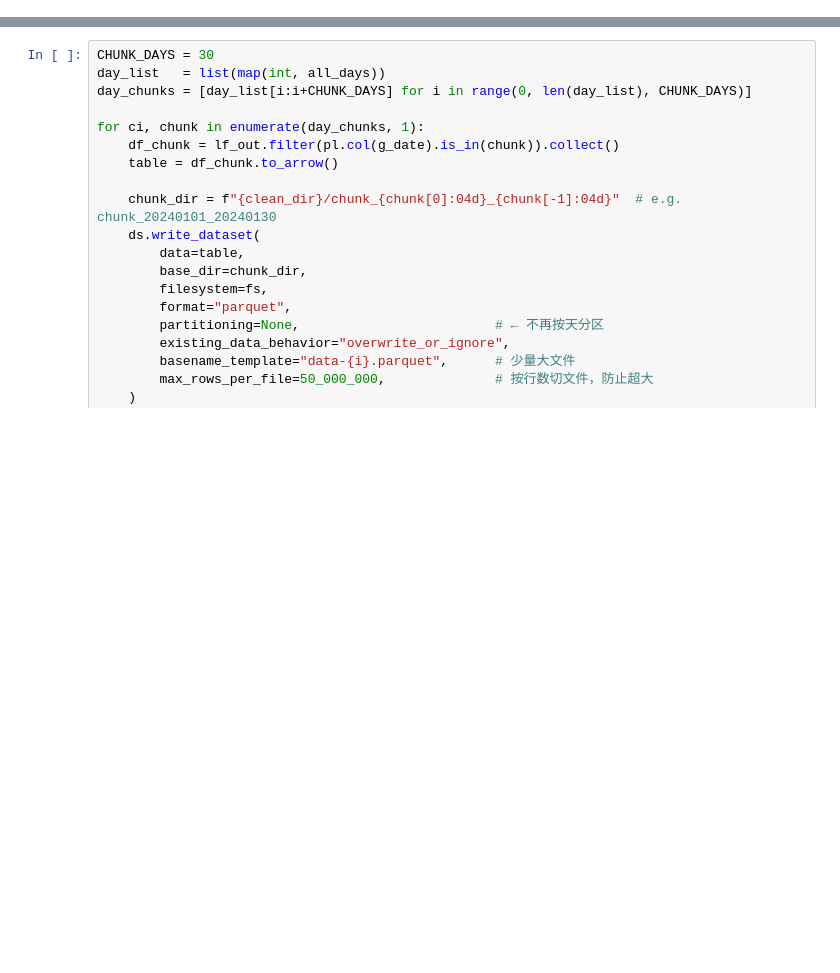
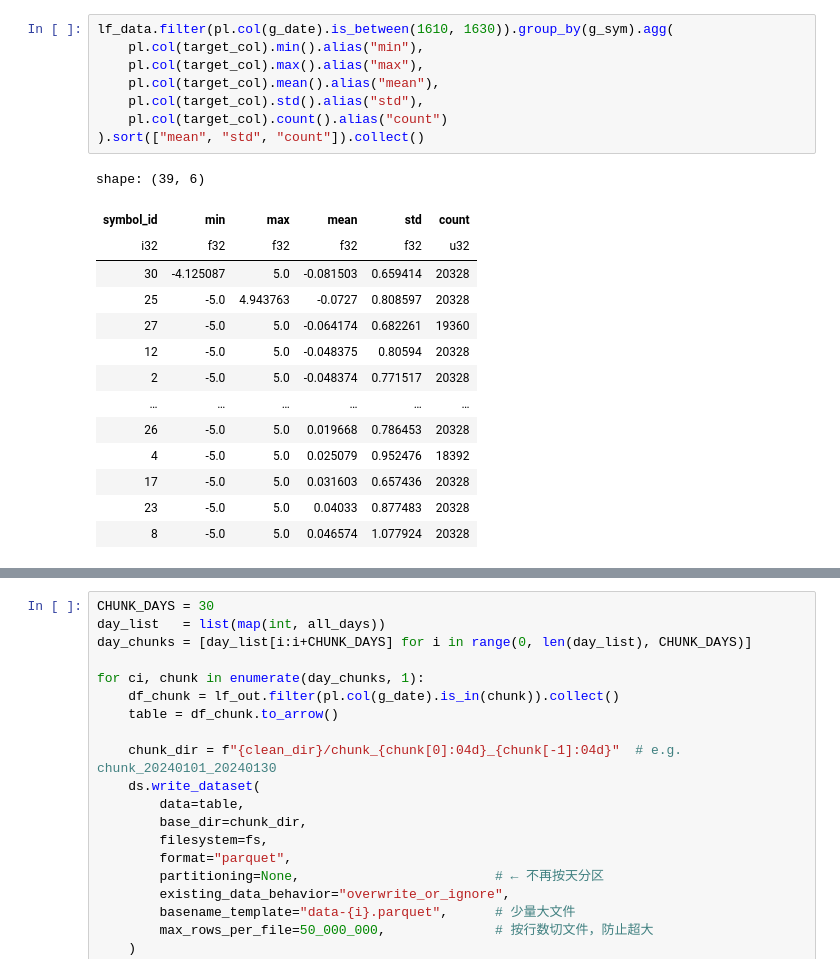
Before and after one commit to Jackson00Han/Jane-Street-Time-Series-Forecasting, a Jupyter notebook: tft.ipynb, the cells around one changed output, grey strips where cells are left out. Saved outputs shown, nothing was run; the diff lists cells and outputs as text; blank space fills up the shorter version.

```diff
--- a/tft.ipynb
+++ b/tft.ipynb
@@ -119,0 +125,23 @@ print("config ready")
+# %%
+lf_data.filter(pl.col(g_date).is_between(1610, 1630)).group_by(g_sym).agg(
+    pl.col(target_col).min().alias("min"),
+    pl.col(target_col).max().alias("max"),
+    pl.col(target_col).mean().alias("mean"),
+    pl.col(target_col).std().alias("std"),
+    pl.col(target_col).count().alias("count")
+).sort(["mean", "std", "count"]).collect()
+# %% [output]
+shape: (39, 6)
+| symbol_id | min | max | mean | std | count |
+| i32 | f32 | f32 | f32 | f32 | u32 |
+| 30 | -4.125087 | 5.0 | -0.081503 | 0.659414 | 20328 |
+| 25 | -5.0 | 4.943763 | -0.0727 | 0.808597 | 20328 |
+| 27 | -5.0 | 5.0 | -0.064174 | 0.682261 | 19360 |
+| 12 | -5.0 | 5.0 | -0.048375 | 0.80594 | 20328 |
+| 2 | -5.0 | 5.0 | -0.048374 | 0.771517 | 20328 |
+| … | … | … | … | … | … |
+| 26 | -5.0 | 5.0 | 0.019668 | 0.786453 | 20328 |
+| 4 | -5.0 | 5.0 | 0.025079 | 0.952476 | 18392 |
+| 17 | -5.0 | 5.0 | 0.031603 | 0.657436 | 20328 |
+| 23 | -5.0 | 5.0 | 0.04033 | 0.877483 | 20328 |
+| 8 | -5.0 | 5.0 | 0.046574 | 1.077924 | 20328 |
```
Also changed, not shown: parts of 9 cells of this notebook, 2 other files.
